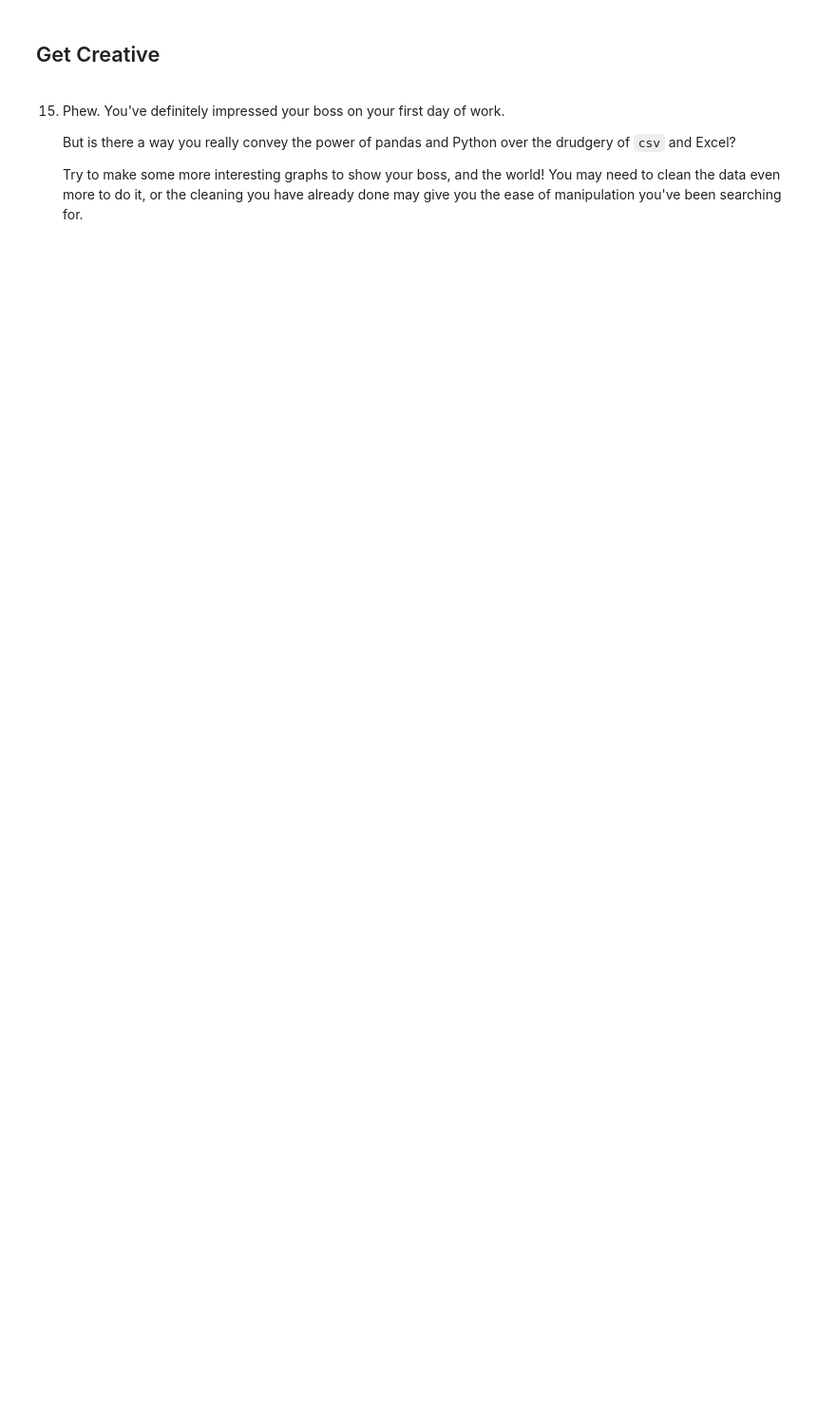
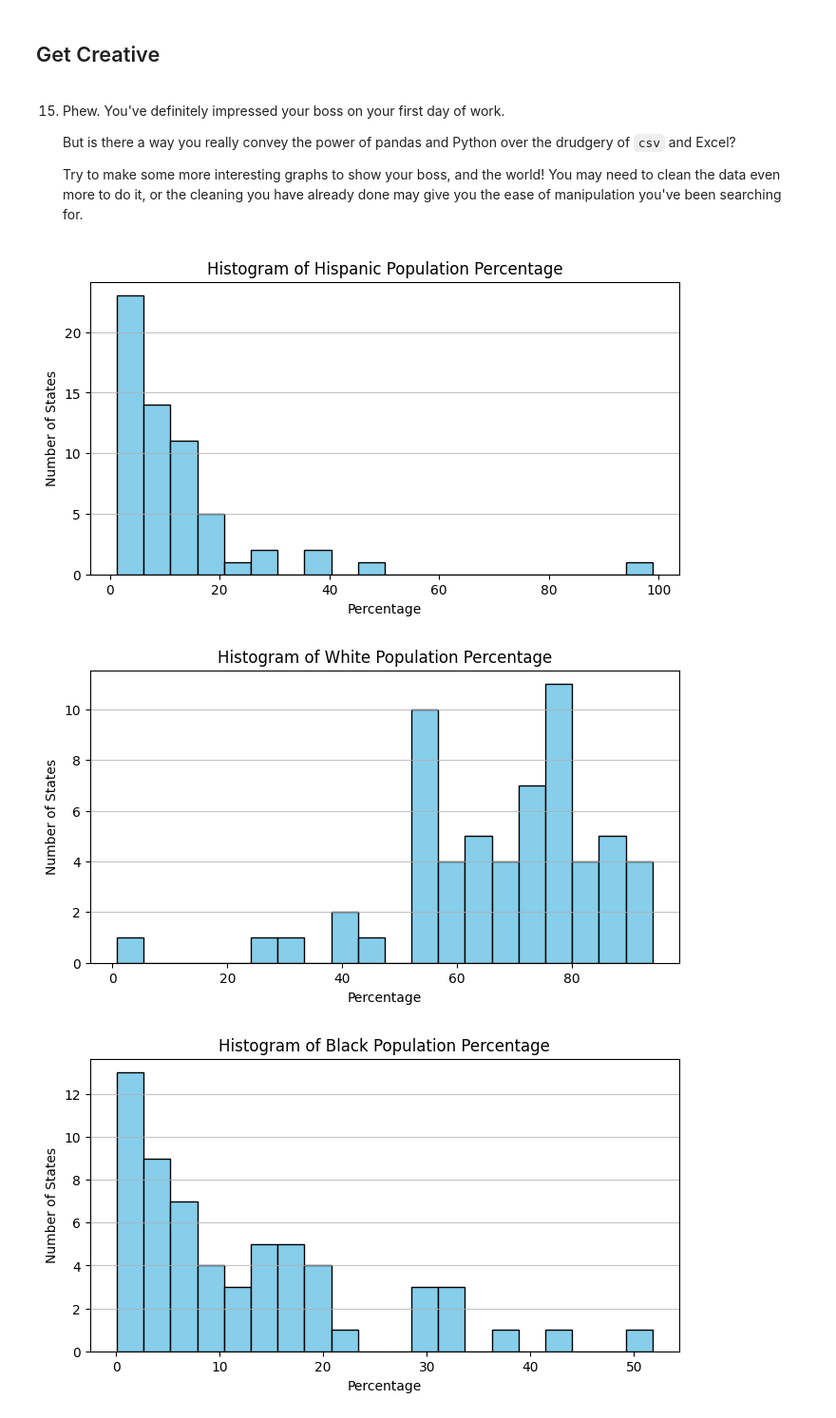
Before and after one commit to Tuminha/Cleaning-US-Census-Data, a Jupyter notebook: Cleaning US Census Data.ipynb, the cells around one changed output. Shown at 95% size. Saved outputs shown, nothing was run; the diff lists cells and outputs as text; code cells hidden in the pictures; blank space fills up the shorter version.

```diff
--- a/Cleaning US Census Data.ipynb
+++ b/Cleaning US Census Data.ipynb
@@ -74,3 +300,18 @@ import matplotlib.pyplot as plt
     You will have to get the columns into the numerical format, and those percentage signs will have to go.
 
     Don't forget to fill the `nan` values with something that makes sense! You probably dropped the duplicate rows when making your last graph, but it couldn't hurt to check for duplicates again.
+# %%
+print("Before convertion:")
+print(us_census.dtypes)
+print()
+# Convert race percentage columns to numeric by removing '%' and handling missing values
+race_columns = ['Hispanic', 'White', 'Black', 'Native', 'Asian', 'Pacific']
+
+for col in race_columns:
+    # Remove '%' and convert to float
+    us_census[col] = us_census[col].str.replace('%', '').astype(float)
+    # Fill NaN values with 0 (or another value if more appropriate)
+    us_census[col] = us_census[col].fillna(0)
+print(us_census.dtypes)
+print()
+print(us_census.head())
@@ -82,3 +344,20 @@ import matplotlib.pyplot as plt
     But is there a way you really convey the power of pandas and Python over the drudgery of `csv` and Excel?
 
     Try to make some more interesting graphs to show your boss, and the world! You may need to clean the data even more to do it, or the cleaning you have already done may give you the ease of manipulation you've been searching for.
+# %%
+import matplotlib.pyplot as plt
+
+race_columns = ['Hispanic', 'White', 'Black', 'Native', 'Asian', 'Pacific']
+
+for col in race_columns:
+    plt.figure(figsize=(8, 4))
+    plt.hist(us_census[col], bins=20, color='skyblue', edgecolor='black')
+    plt.title(f'Histogram of {col} Population Percentage')
+    plt.xlabel('Percentage')
+    plt.ylabel('Number of States')
+    plt.grid(axis='y', alpha=0.75)
+    plt.show()
+# %% [output]
+[figure, added]
+[figure, added]
+[figure, added]
```
Also changed, not shown: parts of 17 cells of this notebook, 7 other files.
